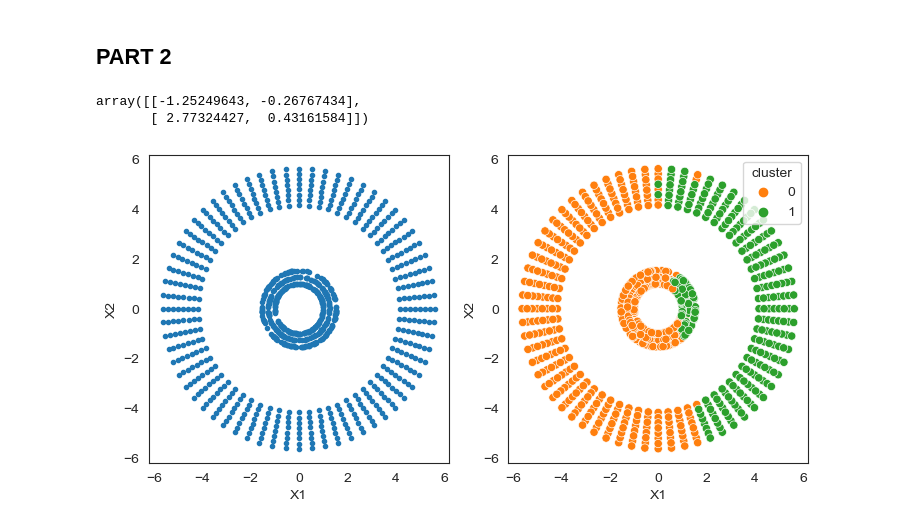
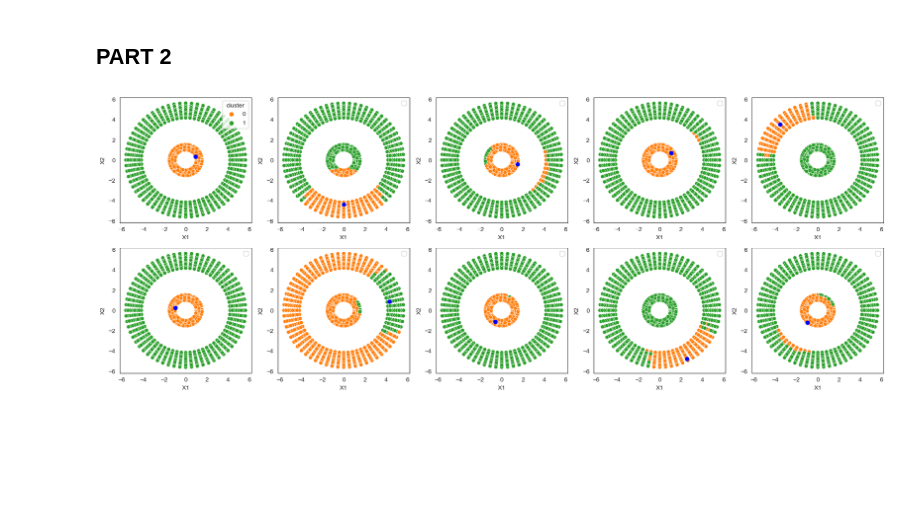
Before and after one commit to divyaksh-shukla/cs771-homework-assignments, a Jupyter notebook: Assignment 2/question2.ipynb, the cells around one changed output. Saved outputs shown, nothing was run; the diff lists cells and outputs as text; code cells hidden in the pictures; blank space fills up the shorter version.

```diff
--- a/Assignment 2/question2.ipynb
+++ b/Assignment 2/question2.ipynb
@@ -109,44 +112,49 @@ plt.axvline(x = cluster_means[1], color=sns.color_palette()[2])
 # %%
 # K-means
 GAMMA = 0.1
 def k_means(data):
     data['cluster'] = 0
     assignments = []
-    cluster_means = np.array([data.iloc[0][[0, 1]], data.iloc[1][[0, 1]]])
+    cluster_means = np.array([data.iloc[0]['feature'], data.iloc[1]['feature']])
     cluster_points = np.array([1,1])
 
-    def kernelize(p1, p2, gamma=GAMMA):
-        return np.exp(-gamma*np.sum(np.square(p1-p2), axis=0))
     def distance(point, mean):
-        return kernelize(point, point) + kernelize(mean, mean) -2.0*kernelize(point, mean)
+        return np.sum(np.square(point - mean), axis=0)
     def min_distance_cluster(point):
         return np.argmin((distance(point, cluster_means[0]), distance(point, cluster_means[1])))
 
     for idx, row in data.iterrows():
-        point = row[[0, 1]]
+        point = row['feature']
         assigned = min_distance_cluster(point)
         assignments.append(assigned)
         cluster_means[assigned] = ((cluster_points[assigned]*cluster_means[assigned])+(point))/(cluster_points[assigned]+1)
         cluster_points[assigned] += 1
         row['cluster'] = assigned
+
     data['cluster'] = assignments
     return cluster_means
 
-k_means(data)
+def kernelize(p1, p2, gamma=GAMMA):
+    return np.exp(-gamma*np.sum(np.square(p1-p2), axis=1))
+
+np.random.seed(42)
+landmarks = np.random.randint(2,len(data), size=[10])
+
+fig = plt.figure(figsize=(22, 8))
+
+for idx, landmark in enumerate(landmarks):
+    data['feature'] = 0
+    lp = data.iloc[landmark]
+    data['feature'] = kernelize(data[[0, 1]], lp[[0, 1]])
+    cluster_means = k_means(data)
+    plt.subplot(2,5,idx+1)
+    sns.scatterplot(data, x=0, y=1, hue='cluster', palette=sns.color_palette()[1:3])
+    plt.scatter(lp[0], lp[1], color='b', marker='o', label='Landmark')
+    plt.xlabel('X1')
+    plt.ylabel('X2')
+    if(idx != 0):
+        plt.legend([])
+
+plt.savefig('./hw2/images/k-means-landmark.pdf', bbox_inches='tight')
 # %% [output]
-array([[-1.25249643, -0.26767434],
-       [ 2.77324427,  0.43161584]])
+[figure, added]
-# %%
-plt.figure(figsize=(8.5, 4))
-plt.subplot(1,2,1)
-plt.scatter(data[0], data[1], marker='.')
-plt.xlabel('X1')
-plt.ylabel('X2')
-
-plt.subplot(1,2,2)
-sns.scatterplot(data, x=0, y=1, hue='cluster', palette=sns.color_palette()[1:3])
-plt.xlabel('X1')
-plt.ylabel('X2')
-# plt.savefig('./hw2/images/k-means-landmark.pdf', bbox_inches='tight')
-# %% [output]
-[figure, removed]
```
Also changed, not shown: parts of 3 cells of this notebook, 4 other files.
